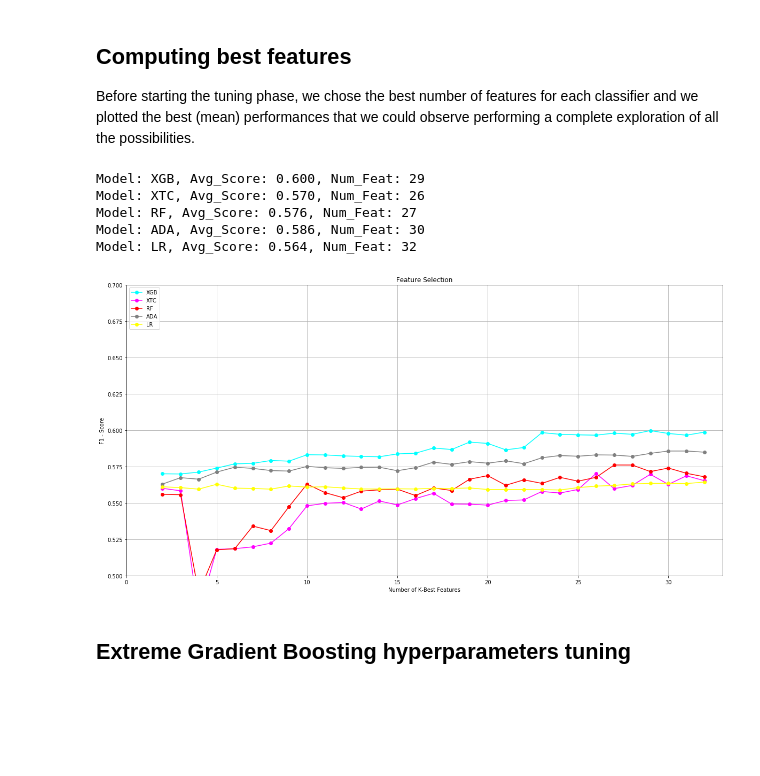
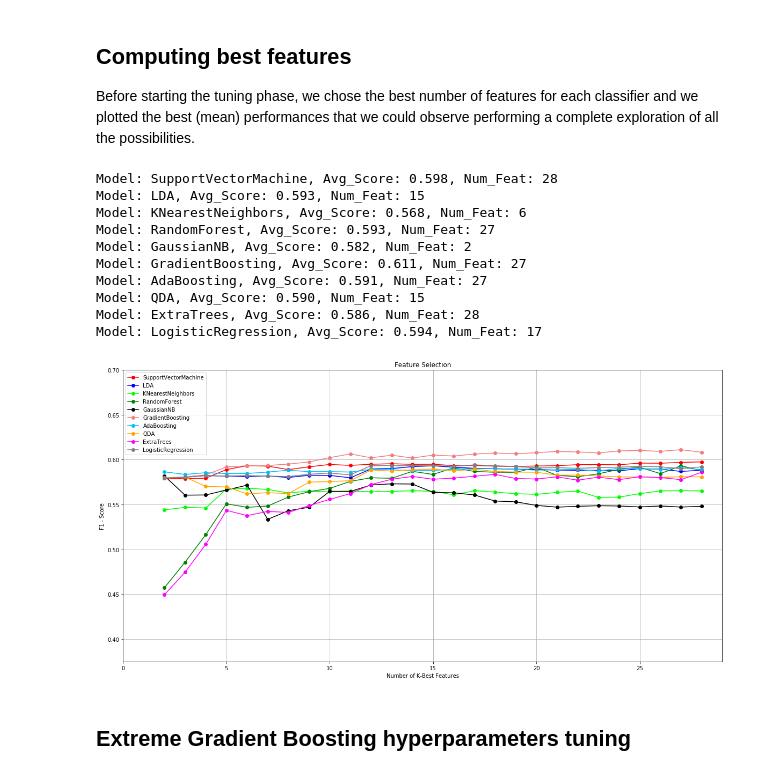
Before and after one commit to EugenioTL/Vodafone_Challenge, a Jupyter notebook: Eugenio/Main.ipynb, the cells around one changed output. Cells and saved outputs as stored; diff of their text form; code cells hidden in the pictures; blank space fills up the shorter version.

```diff
--- a/Eugenio/Main.ipynb
+++ b/Eugenio/Main.ipynb
@@ -35,15 +35,18 @@ np.random.seed(seed)
 ## import, clean and sort the dataset
 # %%
 # Import the train set and test set
-train_data = pd.read_csv("final_train.csv", delimiter=",")
-test_data = pd.read_csv("final_test.csv", delimiter=",")
+train_data = pd.read_csv("cat_train.csv", delimiter=",")
+test_data = pd.read_csv("cat_test.csv", delimiter=",")
 
 # Drop the ID column
 train_data = train_data.drop('ID', axis=1)
-
+train_data = train_data.drop('Regions_Cluster', axis=1)
 # Sort the dataset
 train_data = train_data.iloc[np.random.permutation(len(train_data))]
 train_data = train_data.reset_index(drop=True)
+
+train_data.fillna(999999, inplace=True)
+test_data.fillna(999999, inplace=True)
 # %% [markdown]
 ## select the number of features
 # %%
@@ -91,6 +88,20 @@ def train_test_validation_split(features, labels, val_samples, test_samples):
     return X_train, X_test, X_val, y_train, y_test, y_val
 # %% [markdown]
 ## data creation
+# %%
+# Import the train set and test set
+train_data = pd.read_csv("cat_train.csv", delimiter=",")
+test_data = pd.read_csv("cat_test.csv", delimiter=",")
+
+# Drop the ID column
+train_data = train_data.drop('ID', axis=1)
+train_data = train_data.drop('Regions_Cluster', axis=1)
+# Sort the dataset
+train_data = train_data.iloc[np.random.permutation(len(train_data))]
+train_data = train_data.reset_index(drop=True)
+
+train_data.fillna(-999, inplace=True)
+test_data.fillna(-999, inplace=True)
 # %%
 train_feat, train_label = features_labels_split(train_data)
 
@@ -238,13 +262,24 @@ plt.show()
 ## Computing best features
 Before starting the tuning phase, we chose the best number of features for each classifier and we plotted the best (mean) performances that we could observe performing a complete exploration of all the possibilities.
 # %%
+# Append all the models into an array
 models = []
-models.append(('XGB', xgb, 'Cyan'))
+models.append(('SupportVectorMachine', svc, 'Red'))
+models.append(('LDA', lda,'Blue'))
+models.append(('KNearestNeighbors', knn, 'Lime'))
+models.append(('RandomForest', rf, 'Green'))
+models.append(('GaussianNB', nb, 'Black'))
+models.append(('GradientBoosting', gbc, 'lightcoral'))
+models.append(('AdaBoosting', ada, 'deepskyblue'))
+models.append(('QDA', qda, 'Orange'))
+models.append(('ExtraTrees', xtc, 'Magenta'))
+models.append(('LogisticRegression', lr, 'Grey'))
+#models.append(('XGB', xgb, 'Cyan'))
 
 
 feat_range = X_train.shape[1]
 
-n = ['XGB']
+n = ['SupportVectorMachine', 'LDA', 'KNearestNeighbors', 'RandomForest', 'GaussianNB', 'GradientBoosting', 'AdaBoosting', 'QDA', 'ExtraTrees', 'LogisticRegression']
 n_number = np.arange(2,feat_range,1)
 # Transforming the lists into array for plotting
 plt.figure(figsize=(20, 10))
@@ -263,40 +298,45 @@ for name, model, c in models:
 
         selection = SelectKBest(k=n).fit(X_train,y_train)
         X_k = selection.transform(X_train)
 
 
         # Feature Scaling
         from sklearn.preprocessing import StandardScaler
         sc = StandardScaler()
         X_k = sc.fit_transform(X_k)
 
         score = cross_val_score(estimator = model, X = X_k, y = y_train, cv = 5, scoring='f1_micro')
         f1 = score.mean()
 
         results.append(f1)
 
         std = score.std()
         if scores[0] < f1:
             scores = [f1, n]
 
     plt.plot(n_number, results, 'o-', color=c, label=name)
 
     num_feat_arr.append(scores[1])
     max_avg = np.average(scores)
 
     print("Model: %s, Avg_Score: %.3f, Num_Feat: %d" % (name, scores[0], scores[1]))
 
 
-plt.axis([0, feat_range , 0.50, 0.70])
+plt.axis([0, feat_range , 0.375, 0.70])
 plt.legend(bbox_to_anchor=(0, 1), loc='upper left', ncol=1)
 plt.show()
 # %% [output]
-Model: XGB, Avg_Score: 0.600, Num_Feat: 29
-Model: XTC, Avg_Score: 0.570, Num_Feat: 26
-Model: RF, Avg_Score: 0.576, Num_Feat: 27
-Model: ADA, Avg_Score: 0.586, Num_Feat: 30
-Model: LR, Avg_Score: 0.564, Num_Feat: 32
+Model: SupportVectorMachine, Avg_Score: 0.598, Num_Feat: 28
+Model: LDA, Avg_Score: 0.593, Num_Feat: 15
+Model: KNearestNeighbors, Avg_Score: 0.568, Num_Feat: 6
+Model: RandomForest, Avg_Score: 0.593, Num_Feat: 27
+Model: GaussianNB, Avg_Score: 0.582, Num_Feat: 2
+Model: GradientBoosting, Avg_Score: 0.611, Num_Feat: 27
+Model: AdaBoosting, Avg_Score: 0.591, Num_Feat: 27
+Model: QDA, Avg_Score: 0.590, Num_Feat: 15
+Model: ExtraTrees, Avg_Score: 0.586, Num_Feat: 28
+Model: LogisticRegression, Avg_Score: 0.594, Num_Feat: 17
-[figure, old version]
+[figure, new version]
 # %% [markdown]
 ## Extreme Gradient Boosting hyperparameters tuning
 # %%
```
Also changed, not shown: parts of 4 cells of this notebook, 32 other files.
